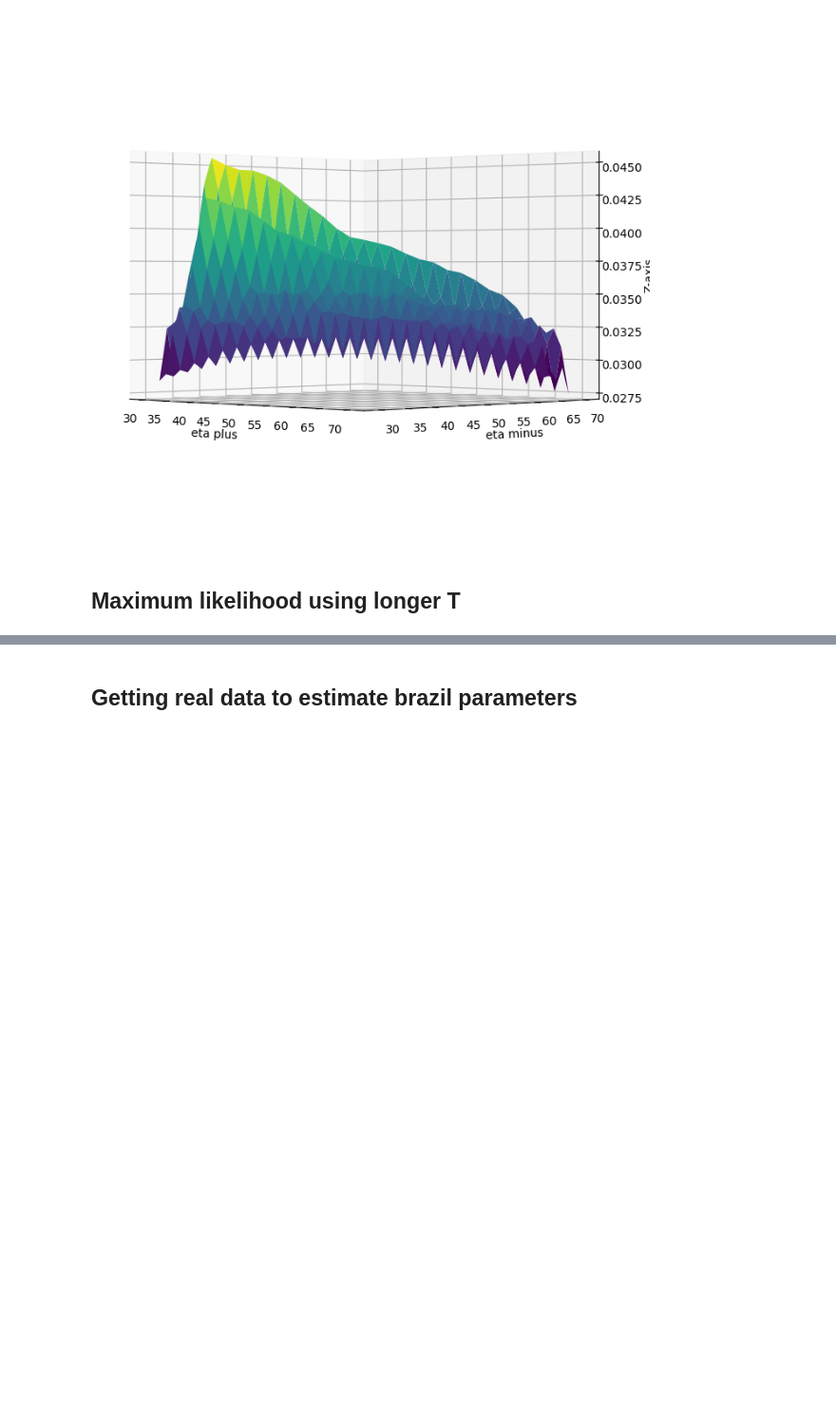
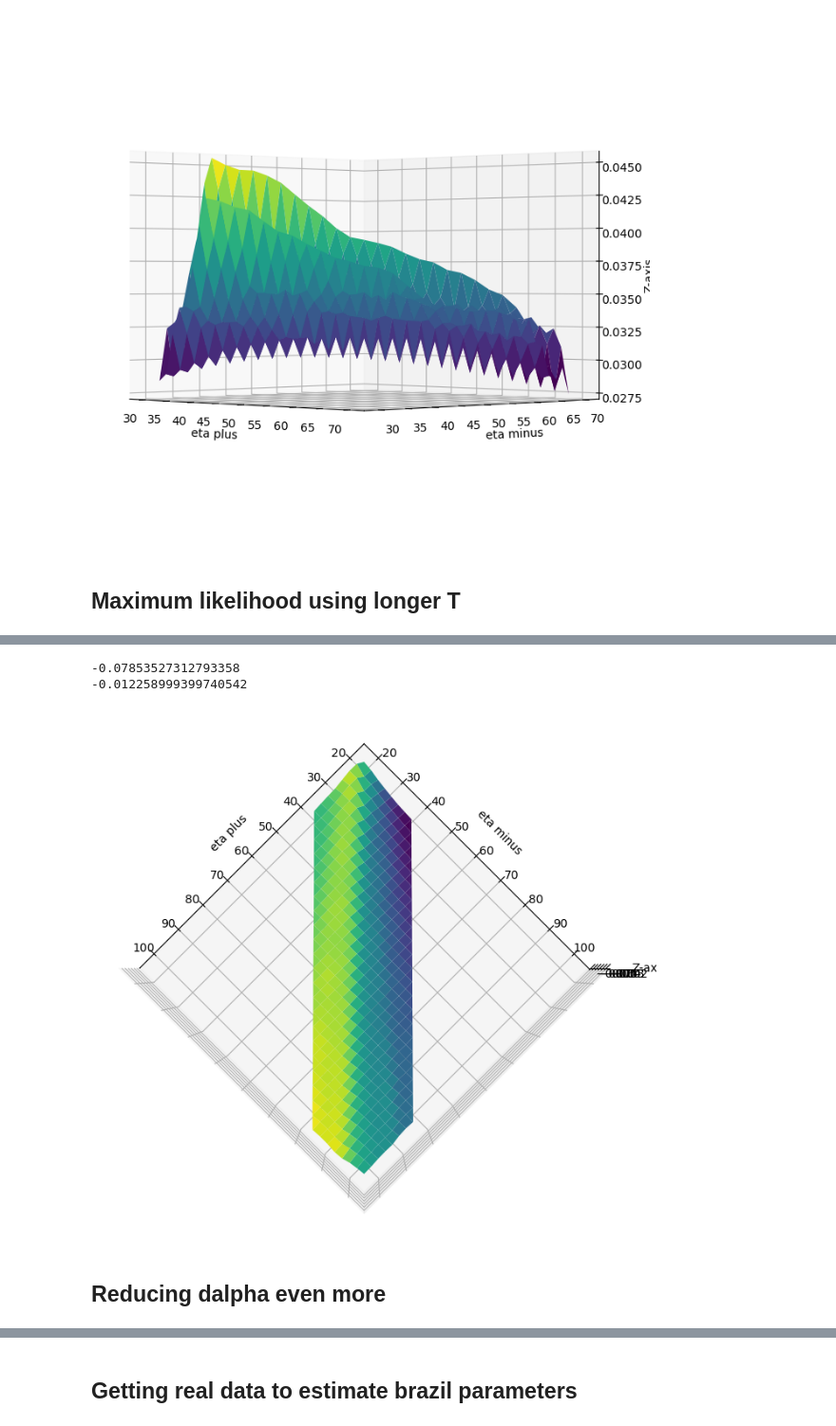
Before and after one commit to cavallofederico/marketmaking, a Jupyter notebook: alpha_signals/likelihood.ipynb, the cells around one changed output, grey strips where cells are left out. Shown at 95% size. Cells and saved outputs as stored; diff of their text form; code cells hidden in the pictures; blank space fills up the shorter version.

```diff
--- a/alpha_signals/likelihood.ipynb
+++ b/alpha_signals/likelihood.ipynb
@@ -924,7 +928,7 @@ def multi_likelihood_to_minimize(y, k=200, theta=0.1):
     print(m)
     return m
 # %%
-l = 100
+l = 5
 # %%
 from likelihood import MaximumLikelihood
 tau0_plus_dict = MaximumLikelihood.get_times(zip(*np.where(results["dMt0_plus"][:l,:])), p.dt)
@@ -982,0 +1102,20 @@ z = surface_function_vectorized(x, y)
+# %%
+import numpy as np
+from scipy.optimize import minimize
+from scipy import optimize
+from likelihood import MaximumLikelihood
+
+def multi_likelihood_to_minimize(x, k=200, theta=0.1):
+    bad_result = np.nan #1000 #
+    # x=np.array([y[0], y[1], y[1], y[2]])
+    if np.abs(x[1]-x[2]) >20:
+        return bad_result
+    if x[0]<0 or x[1]<0 or x[2]<0 or x[3]<0:
+        return bad_result
+    if x[0]>1500 or x[1]>1500 or x[2]>1500 or x[3]>1500:
+        return bad_result
+    m = MaximumLikelihood.multi_likelihood_to_minimize(multi_params, x)/l/1000
+    if np.isnan(m) or np.isinf(m):
+        m = 1000
+    print(m)
+    return m
@@ -982,0 +1208,20 @@ z = surface_function_vectorized(x, y)
+# %%
+import numpy as np
+import matplotlib.pyplot as plt
+from mpl_toolkits.mplot3d import Axes3D
+
+# Create a bidimensional grid
+x = np.linspace(20, 100, 30)
+y = np.linspace(20, 100, 30)
+
+x, y = np.meshgrid(x, y)
+
+# Define a function for the surface
+def surface_function(x, y):
+    m= multi_likelihood_to_minimize(np.array([250,x,y,0.14]))
+    # print(m)
+    return m
+
+surface_function_vectorized = np.vectorize(surface_function)
+
+z = surface_function_vectorized(x, y)
@@ -983,17 +1246,23 @@ z = surface_function_vectorized(x, y)
 # %%
 z_min, z_max = np.nanmin(z), np.nanmax(z)
 print(z_min)
 print(z_max)
 fig = plt.figure(figsize=(12, 8))
 ax = fig.add_subplot(111, projection='3d')
 ax.plot_surface(x, y, z, cmap='viridis')
-ax.view_init(elev=10, azim=-45)
+ax.view_init(elev=90, azim=45)
 # Add labels
 ax.set_xlabel('eta plus')
 ax.set_ylabel('eta minus')
 ax.set_zlabel('Z-axis')
 
 # ax.scatter(x_min, y_min, z_min, color='red', marker='o', s=100, label='Minimum Point')
 
 # Show the plot
 plt.show()
+# %% [output]
+-0.07853527312793358
+-0.012258999399740542
+[figure, added]
+# %% [markdown]
+## Reducing dalpha even more
```
Also changed, not shown: parts of 19 cells of this notebook.
